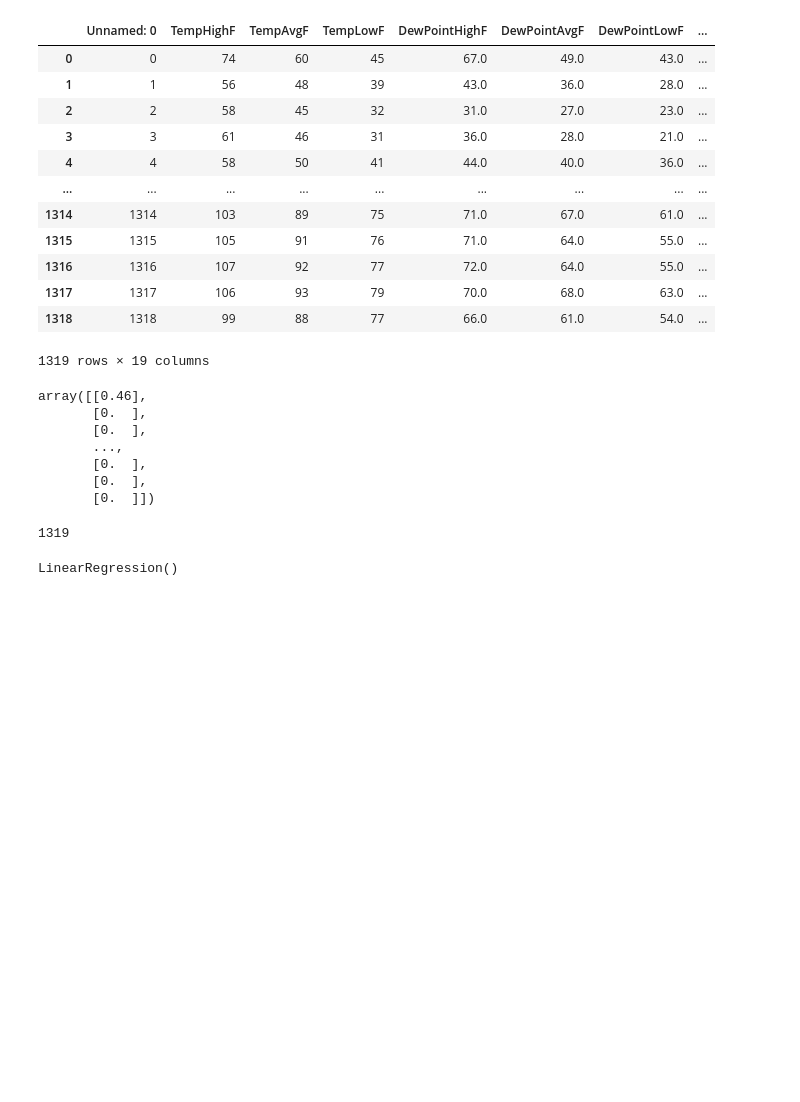
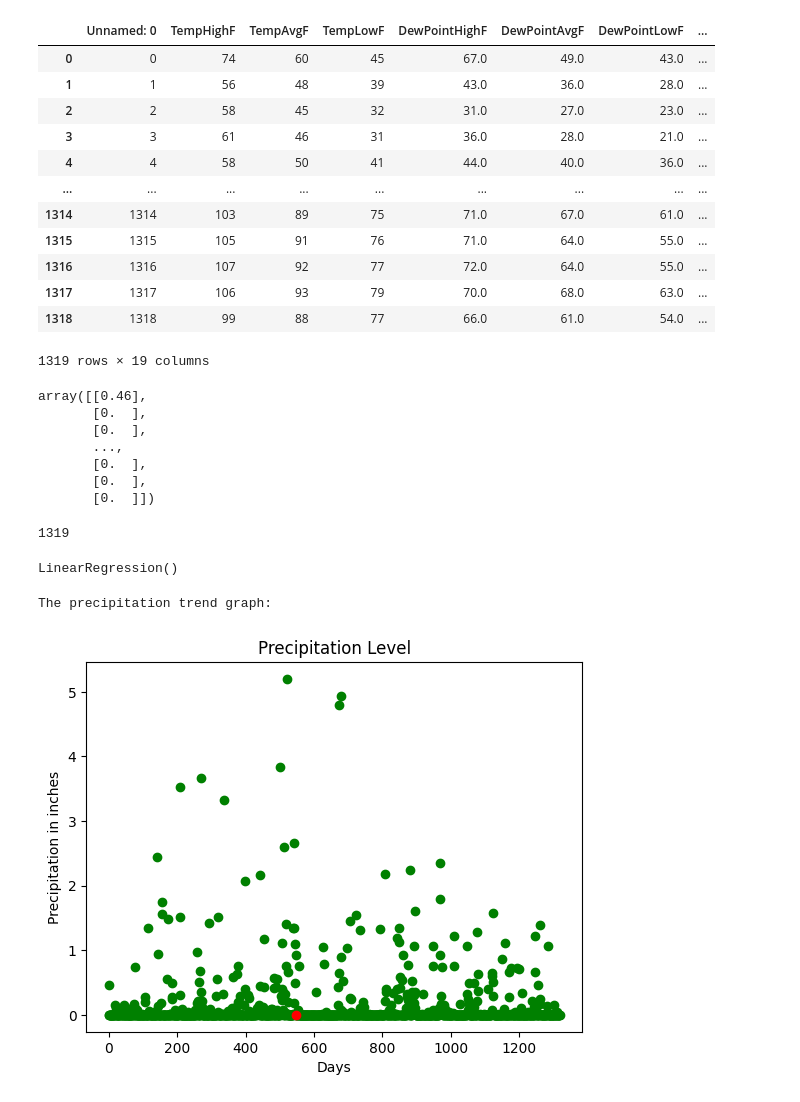
Before and after one commit to ZainDataS/Rainfall_PredictionML, a Jupyter notebook: Rainfall_Prediction_using_ML.ipynb, the cells around one changed output. Drawn from its saved outputs; the diff is of its cells as text; code cells hidden in the pictures; blank space fills up the shorter version.

Commit message:
Finally plotting the graph for precipitation vs different attributes for a given day to predict the rainfall.

```diff
--- a/Rainfall_Prediction_using_ML.ipynb
+++ b/Rainfall_Prediction_using_ML.ipynb
@@ -109,3 +109,16 @@ clf=LinearRegression()
 clf.fit(X,Y)
 # %% [output]
 LinearRegression()
+# %%
+#plot a graph
+print('The precipitation trend graph:')
+plt.scatter(days, Y, color= 'g')
+plt.scatter(days[day_index], Y[day_index], color= 'r')
+plt.title("Precipitation Level")
+plt.xlabel("Days")
+plt.ylabel("Precipitation in inches")
+x_vis = X.filter(['TempAvgF','DewPointAvgF','HumidityAvgPercent','SeaLevelPressureAvgInches','VisibilityAvgMiles','WindAvgMPH'])
+plt.show()
+# %% [output]
+The precipitation trend graph:
+[figure, added]
```
Also changed, not shown: parts of 2 cells of this notebook.
